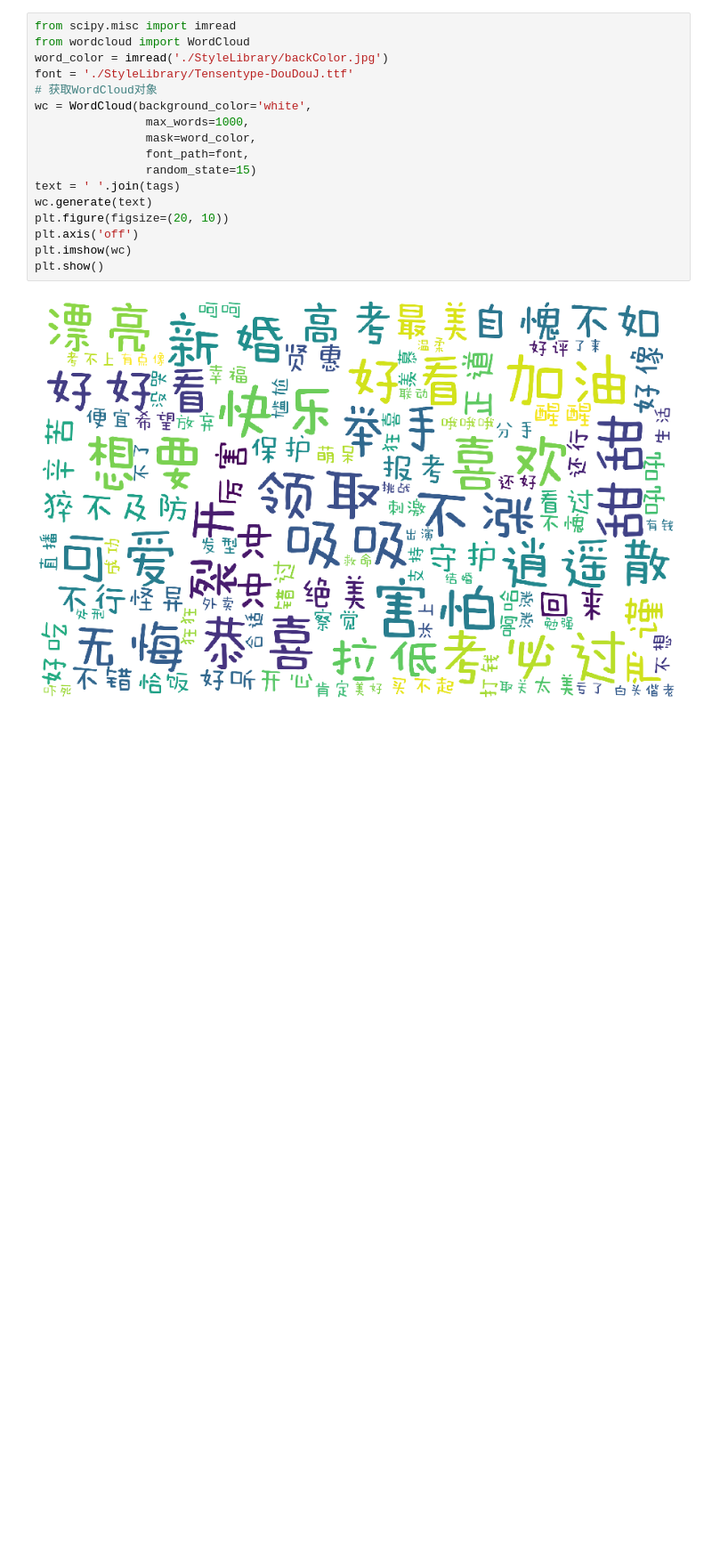
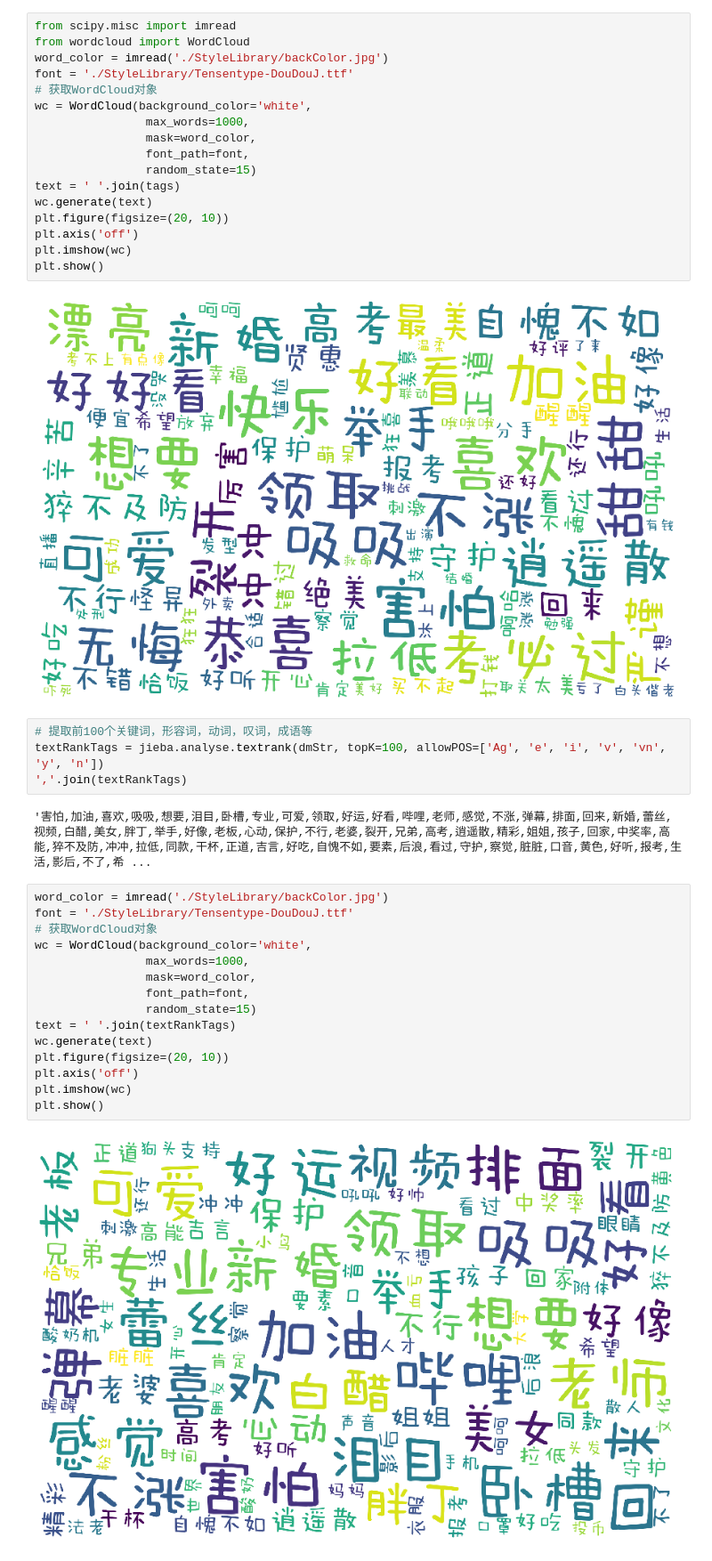
Before and after one commit to SnowKnowNothing/Crawler, a Jupyter notebook: crawler.ipynb, the cells around one changed output. Shown at 89% size. Cells and saved outputs as stored; diff of their text form; blank space fills up the shorter version.

```diff
--- a/crawler.ipynb
+++ b/crawler.ipynb
@@ -212,3 +212,26 @@ plt.imshow(wc)
 plt.show()
 # %% [output]
 [figure]
+# %%
+# 提取前100个关键词，形容词，动词，叹词，成语等
+textRankTags = jieba.analyse.textrank(dmStr, topK=100, allowPOS=['Ag', 'e', 'i', 'v', 'vn', 'y', 'n'])
+','.join(textRankTags)
+# %% [output]
+'害怕,加油,喜欢,吸吸,想要,泪目,卧槽,专业,可爱,领取,好运,好看,哔哩,老师,感觉,不涨,弹幕,排面,回来,新婚,蕾丝,视频,白醋,美女,胖丁,举手,好像,老板,心动,保护,不行,老婆,裂开,兄弟,高考,逍遥散,精彩,姐姐,孩子,回家,中奖率,高能,猝不及防,冲冲,拉低,同款,干杯,正道,吉言,好吃,自愧不如,要素,后浪,看过,守护,察觉,脏脏,口音,黄色,好听,报考,生活,影后,不了,希 ...
+# %%
+word_color = imread('./StyleLibrary/backColor.jpg')
+font = './StyleLibrary/Tensentype-DouDouJ.ttf'
+# 获取WordCloud对象
+wc = WordCloud(background_color='white',
+                max_words=1000,
+                mask=word_color,
+                font_path=font,
+                random_state=15)
+text = ' '.join(textRankTags)
+wc.generate(text)
+plt.figure(figsize=(20, 10))
+plt.axis('off')
+plt.imshow(wc)
+plt.show()
+# %% [output]
+[figure, added]
```
Also changed, not shown: 2 other files.
